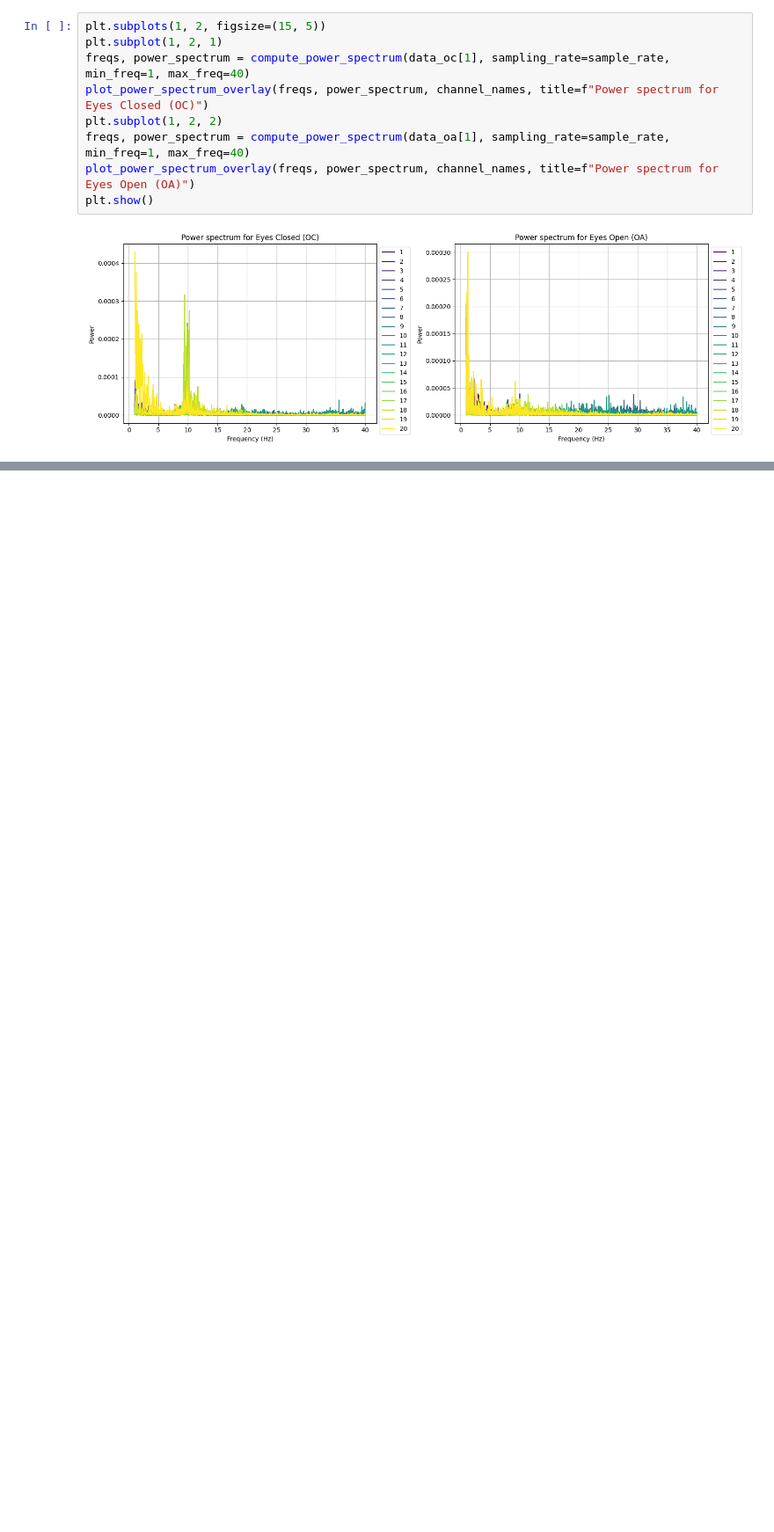
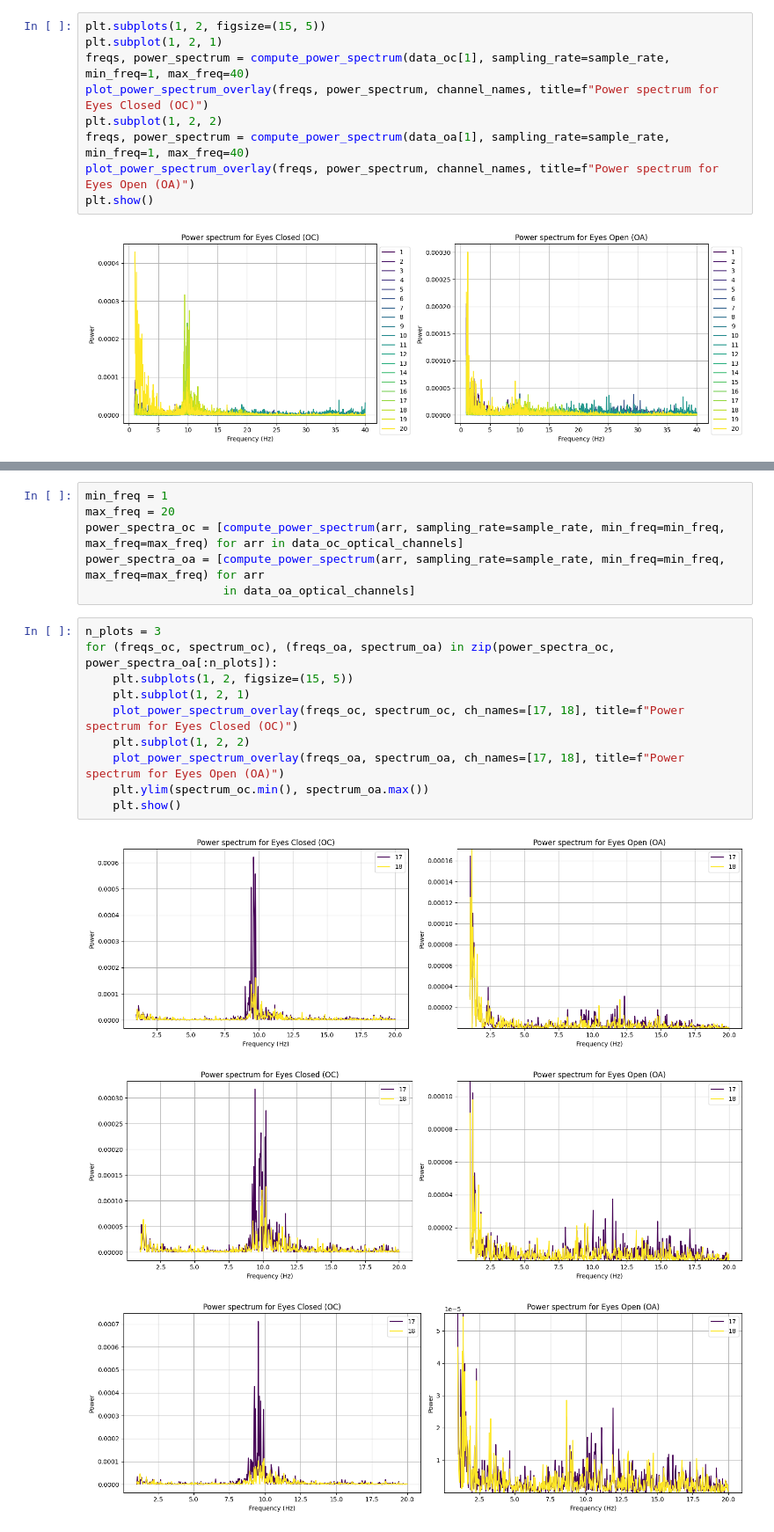
Before and after one commit to Twinbo/Signals-and-Data-Autumn-2025-student, a Jupyter notebook: week_5/ex_week_5.ipynb, the cells around one changed output, grey strips where cells are left out. Shown at 88% size. Cells and saved outputs as stored; diff of their text form; blank space fills up the shorter version.

```diff
--- a/week_5/ex_week_5.ipynb
+++ b/week_5/ex_week_5.ipynb
@@ -174,0 +183,20 @@ len(data_oc)
+# %%
+min_freq = 1
+max_freq = 20
+power_spectra_oc = [compute_power_spectrum(arr, sampling_rate=sample_rate, min_freq=min_freq, max_freq=max_freq) for arr in data_oc_optical_channels]
+power_spectra_oa = [compute_power_spectrum(arr, sampling_rate=sample_rate, min_freq=min_freq, max_freq=max_freq) for arr
+                    in data_oa_optical_channels]
+# %%
+n_plots = 3
+for (freqs_oc, spectrum_oc), (freqs_oa, spectrum_oa) in zip(power_spectra_oc, power_spectra_oa[:n_plots]):
+    plt.subplots(1, 2, figsize=(15, 5))
+    plt.subplot(1, 2, 1)
+    plot_power_spectrum_overlay(freqs_oc, spectrum_oc, ch_names=[17, 18], title=f"Power spectrum for Eyes Closed (OC)")
+    plt.subplot(1, 2, 2)
+    plot_power_spectrum_overlay(freqs_oa, spectrum_oa, ch_names=[17, 18], title=f"Power spectrum for Eyes Open (OA)")
+    plt.ylim(spectrum_oc.min(), spectrum_oa.max())
+    plt.show()
+# %% [output]
+[figure, added]
+[figure, added]
+[figure, added]
```
Also changed, not shown: parts of 13 cells of this notebook.
